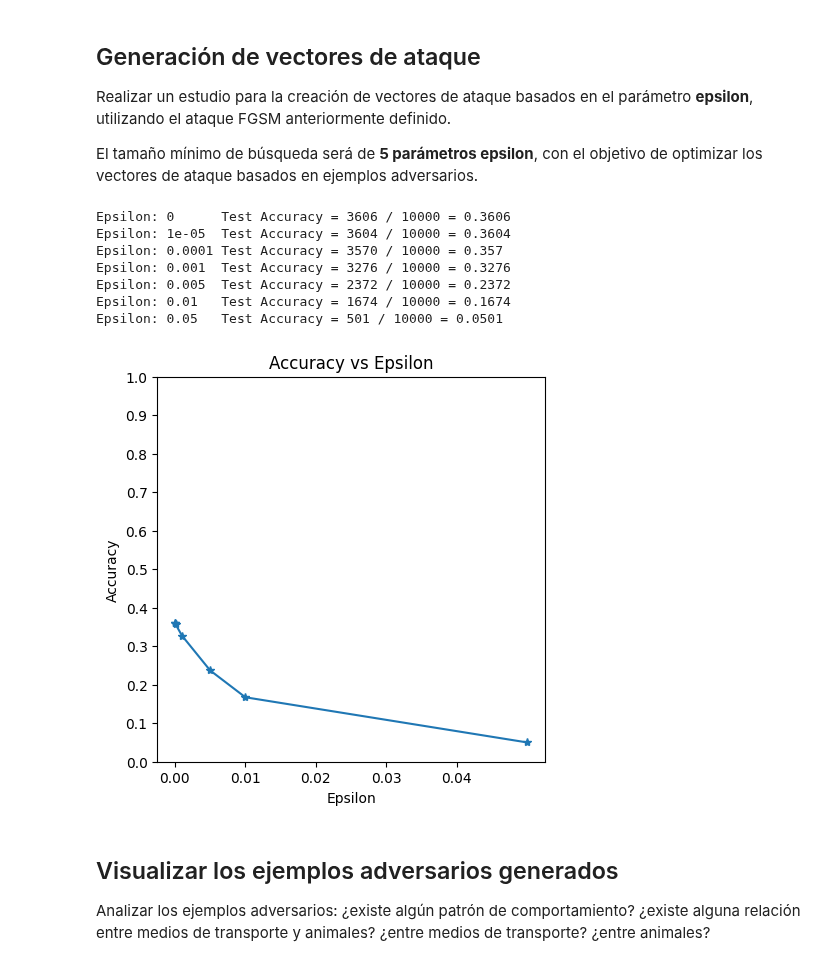
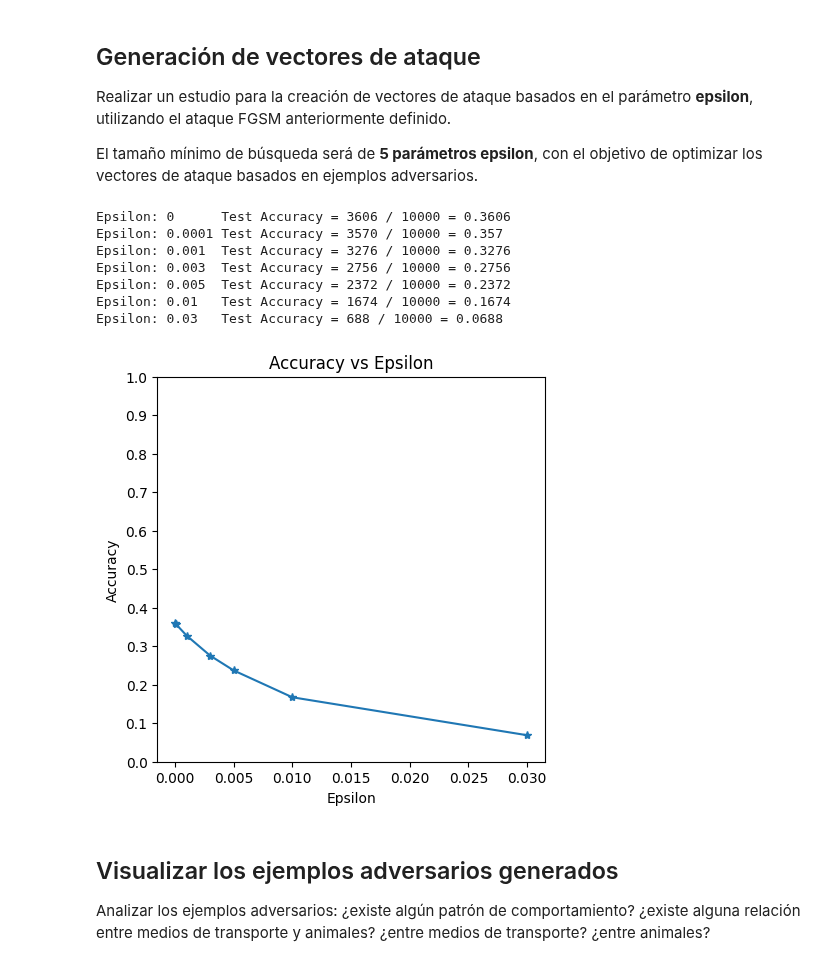
Before and after one commit to Laboratorios-2-MIT-MC/IA-Ciber, a Jupyter notebook: Prácticas/Práctica 2/P2-ENUNCIADO_NOTEBOOK.ipynb, the cells around one changed output. Saved outputs shown, nothing was run; the diff lists cells and outputs as text; code cells hidden in the pictures.

Commit message:
Changed to final epsilons

```diff
--- a/Prácticas/Práctica 2/P2-ENUNCIADO_NOTEBOOK.ipynb
+++ b/Prácticas/Práctica 2/P2-ENUNCIADO_NOTEBOOK.ipynb
@@ -266,7 +266,7 @@ Realizar un estudio para la creación de vectores de ataque basados en el parám
 
 El tamaño mínimo de búsqueda será de **5 parámetros epsilon**, con el objetivo de optimizar los vectores de ataque basados en ejemplos adversarios.
 # %%
-epsilons = [0, 0.00001, 0.0001, 0.001, 0.005, .01, .05]
+epsilons = [0, 0.0001, 0.001, 0.003, 0.005, 0.01, 0.03]
 # %%
 # RUN ATTACK
 import warnings
@@ -282,25 +282,25 @@ for eps in epsilons:
     examples.append(ex)
 # %% [output]
 Epsilon: 0      Test Accuracy = 3606 / 10000 = 0.3606
-Epsilon: 1e-05  Test Accuracy = 3604 / 10000 = 0.3604
 Epsilon: 0.0001 Test Accuracy = 3570 / 10000 = 0.357
 Epsilon: 0.001  Test Accuracy = 3276 / 10000 = 0.3276
+Epsilon: 0.003  Test Accuracy = 2756 / 10000 = 0.2756
 Epsilon: 0.005  Test Accuracy = 2372 / 10000 = 0.2372
 Epsilon: 0.01   Test Accuracy = 1674 / 10000 = 0.1674
-Epsilon: 0.05   Test Accuracy = 501 / 10000 = 0.0501
+Epsilon: 0.03   Test Accuracy = 688 / 10000 = 0.0688
 # %%
 # RESULTS: Accuracy vs Epsilon
 
 plt.figure(figsize=(5,5))
 plt.plot(epsilons, accuracies, "*-")
 plt.yticks(np.arange(0, 1.1, step=0.1))
-plt.xticks(np.arange(0, max(epsilons), step=0.01))
+plt.xticks(np.arange(0, max(epsilons)+0.005, step=0.005))
 plt.title("Accuracy vs Epsilon")
 plt.xlabel("Epsilon")
 plt.ylabel("Accuracy")
 plt.show()
 # %% [output]
-[figure, old version]
+[figure, new version]
 # %% [markdown]
 ## Visualizar los ejemplos adversarios generados
 
```
Also changed, not shown: parts of 3 cells of this notebook.
